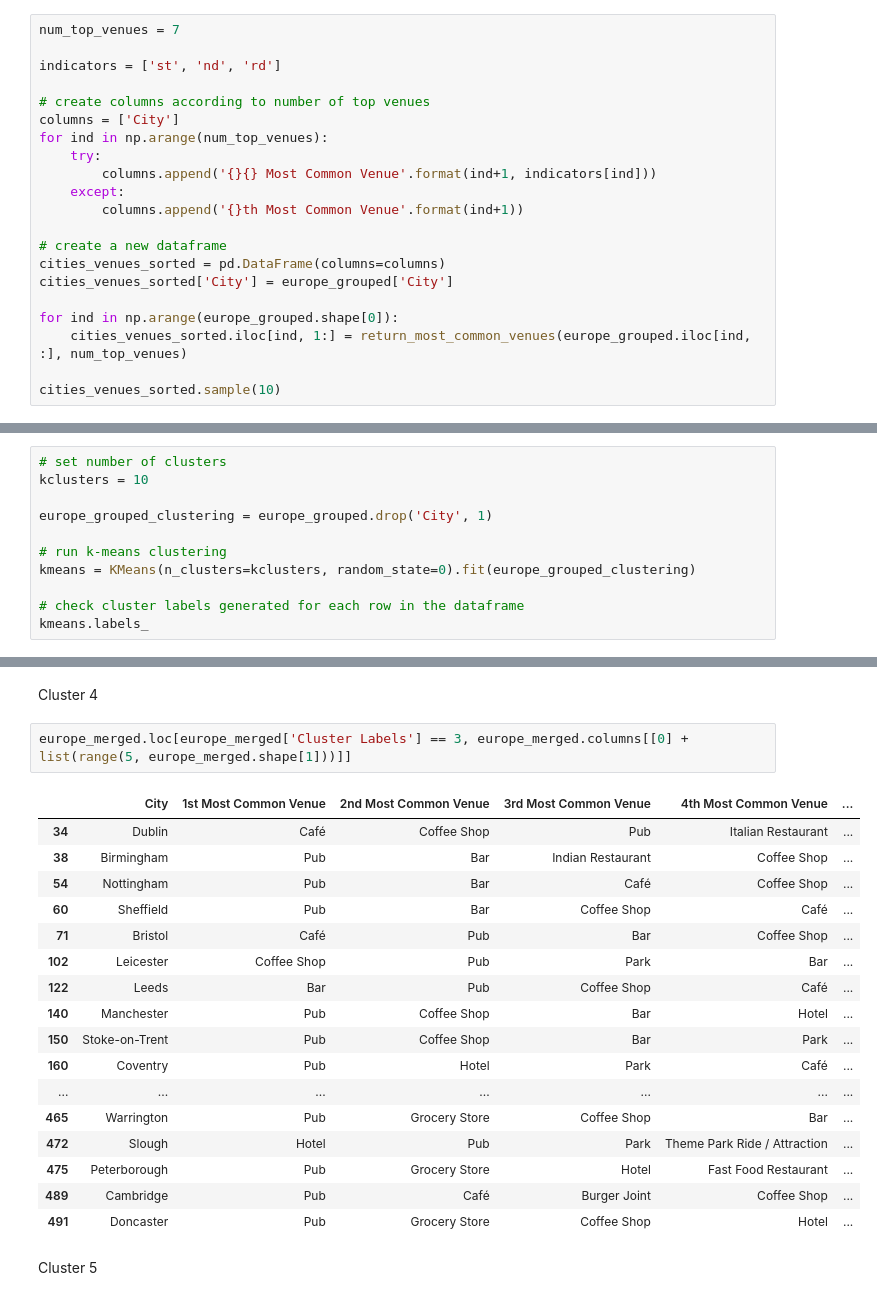
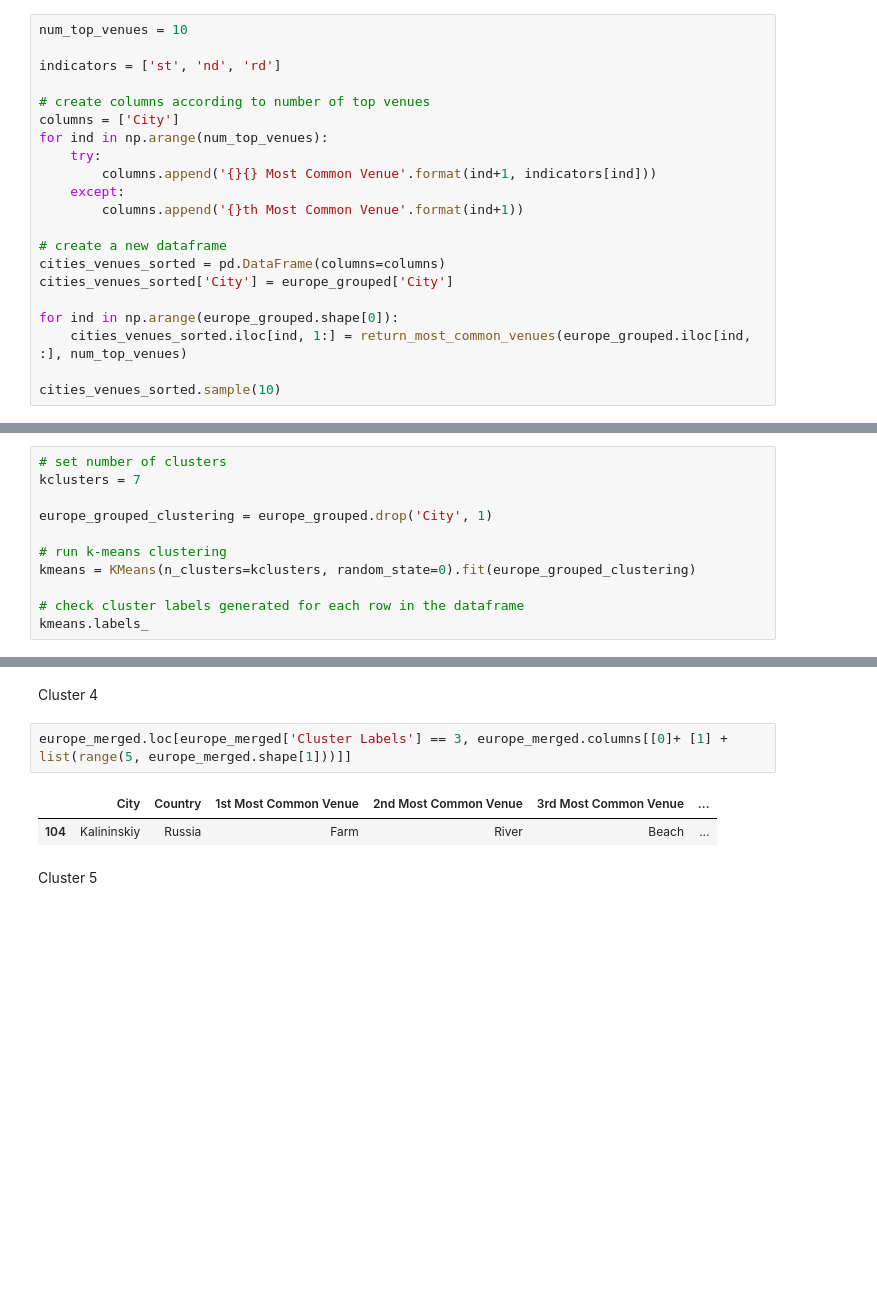
Before and after one commit to cssoumyade/Clustering-European-Cities, a Jupyter notebook: Feature Engineering and Clustering.ipynb, the cells around one changed output, grey strips where cells are left out. Saved outputs shown, nothing was run; the diff lists cells and outputs as text; blank space fills up the shorter version.

Commit message:
Clustering complete

```diff
--- a/Feature Engineering and Clustering.ipynb
+++ b/Feature Engineering and Clustering.ipynb
@@ -69,7 +69,7 @@ def return_most_common_venues(row, num_top_venues):
 # %% [markdown]
 <h4>Create the new dataframe with top 10 venues for each city</h4>
 # %%
-num_top_venues = 7
+num_top_venues = 10
 
 indicators = ['st', 'nd', 'rd']
 
@@ -107,7 +107,7 @@ cities_venues_sorted.sample(10)
 Run *k*-means to cluster the cities into 5 clusters
 # %%
 # set number of clusters
-kclusters = 10
+kclusters = 7
 
 europe_grouped_clustering = europe_grouped.drop('City', 1)
 
@@ -280,25 +278,10 @@ europe_merged.loc[europe_merged['Cluster Labels'] == 2, europe_merged.columns[[0
 # %% [markdown]
 Cluster 4
 # %%
-europe_merged.loc[europe_merged['Cluster Labels'] == 3, europe_merged.columns[[0] + list(range(5, europe_merged.shape[1]))]]
+europe_merged.loc[europe_merged['Cluster Labels'] == 3, europe_merged.columns[[0]+ [1] + list(range(5, europe_merged.shape[1]))]]
 # %% [output]
-|  | City | 1st Most Common Venue | 2nd Most Common Venue | 3rd Most Common Venue | 4th Most Common Venue | ... |
-| 34 | Dublin | Café | Coffee Shop | Pub | Italian Restaurant | ... |
-| 38 | Birmingham | Pub | Bar | Indian Restaurant | Coffee Shop | ... |
-| 54 | Nottingham | Pub | Bar | Café | Coffee Shop | ... |
-| 60 | Sheffield | Pub | Bar | Coffee Shop | Café | ... |
-| 71 | Bristol | Café | Pub | Bar | Coffee Shop | ... |
-| 102 | Leicester | Coffee Shop | Pub | Park | Bar | ... |
-| 122 | Leeds | Bar | Pub | Coffee Shop | Café | ... |
-| 140 | Manchester | Pub | Coffee Shop | Bar | Hotel | ... |
-| 150 | Stoke-on-Trent | Pub | Coffee Shop | Bar | Park | ... |
-| 160 | Coventry | Pub | Hotel | Park | Café | ... |
-| ... | ... | ... | ... | ... | ... | ... |
-| 465 | Warrington | Pub | Grocery Store | Coffee Shop | Bar | ... |
-| 472 | Slough | Hotel | Pub | Park | Theme Park Ride / Attraction | ... |
-| 475 | Peterborough | Pub | Grocery Store | Hotel | Fast Food Restaurant | ... |
-| 489 | Cambridge | Pub | Café | Burger Joint | Coffee Shop | ... |
-| 491 | Doncaster | Pub | Grocery Store | Coffee Shop | Hotel | ... |
+|  | City | Country | 1st Most Common Venue | 2nd Most Common Venue | 3rd Most Common Venue | ... |
+| 104 | Kalininskiy | Russia | Farm | River | Beach | ... |
 # %% [markdown]
 Cluster 5
 # %%
```
Also changed, not shown: parts of 11 cells of this notebook.
